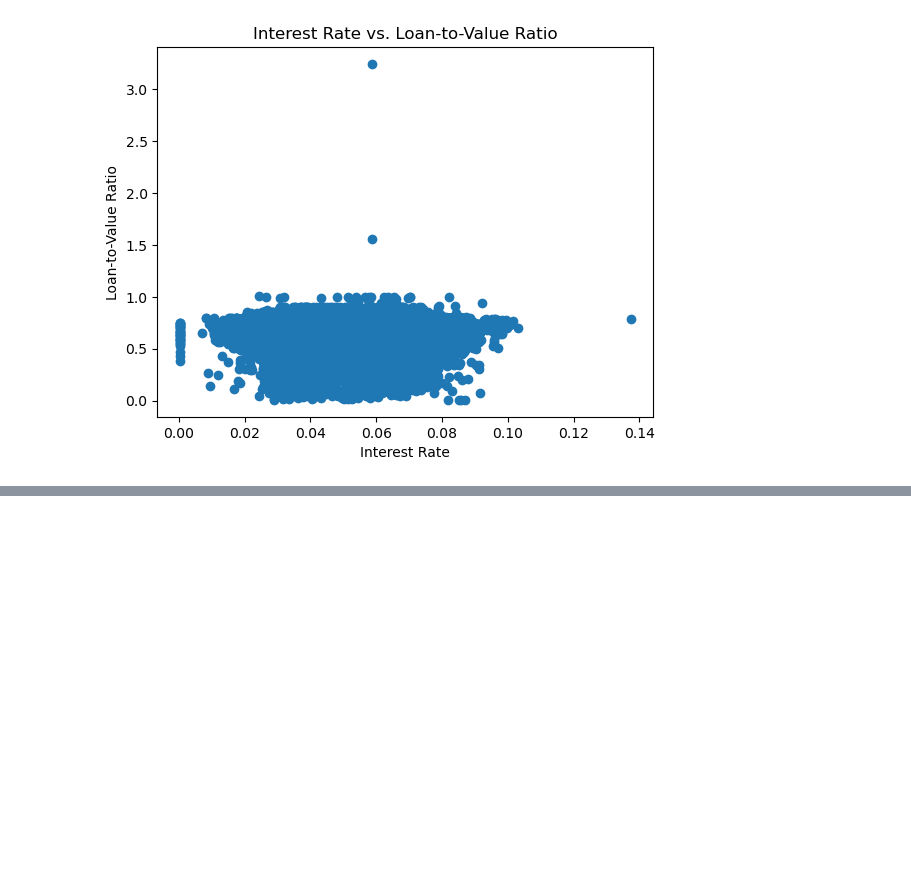
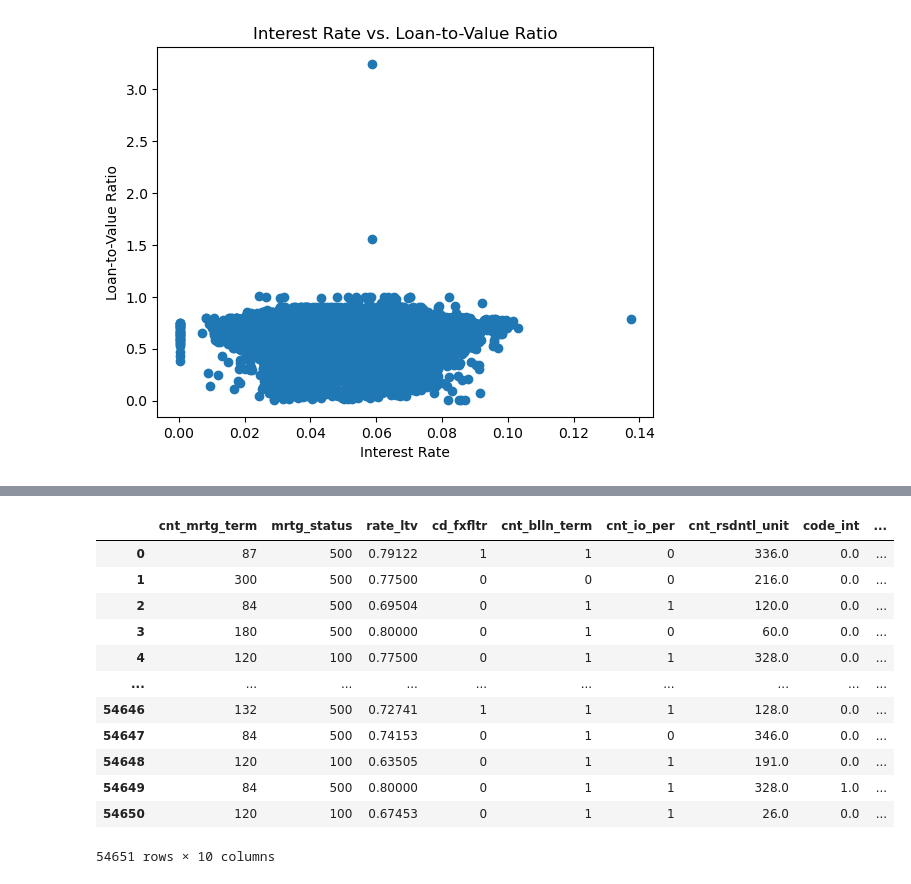
Before and after one commit to ccressman/FHLMC-MF-Loan-Performance, a Jupyter notebook: loan_data_risk.ipynb, the cells around one changed output, grey strips where cells are left out. Saved outputs shown, nothing was run; the diff lists cells and outputs as text; code cells hidden in the pictures; blank space fills up the shorter version.

```diff
--- a/loan_data_risk.ipynb
+++ b/loan_data_risk.ipynb
@@ -303,0 +360,20 @@ plt.show()
+# %%
+#create binary response for fixed (0) and variable (1) rate loan features
+df_2.code_int.replace('FIX', 0, inplace = True)
+df_2.code_int.replace('VAR', 1, inplace = True)
+# %%
+df_2
+# %% [output]
+|  | cnt_mrtg_term | mrtg_status | rate_ltv | cd_fxfltr | cnt_blln_term | cnt_io_per | cnt_rsdntl_unit | code_int | ... |
+| 0 | 87 | 500 | 0.79122 | 1 | 1 | 0 | 336.0 | 0.0 | ... |
+| 1 | 300 | 500 | 0.77500 | 0 | 0 | 0 | 216.0 | 0.0 | ... |
+| 2 | 84 | 500 | 0.69504 | 0 | 1 | 1 | 120.0 | 0.0 | ... |
+| 3 | 180 | 500 | 0.80000 | 0 | 1 | 0 | 60.0 | 0.0 | ... |
+| 4 | 120 | 100 | 0.77500 | 0 | 1 | 1 | 328.0 | 0.0 | ... |
+| ... | ... | ... | ... | ... | ... | ... | ... | ... | ... |
+| 54646 | 132 | 500 | 0.72741 | 1 | 1 | 1 | 128.0 | 0.0 | ... |
+| 54647 | 84 | 500 | 0.74153 | 0 | 1 | 0 | 346.0 | 0.0 | ... |
+| 54648 | 120 | 100 | 0.63505 | 0 | 1 | 1 | 191.0 | 0.0 | ... |
+| 54649 | 84 | 500 | 0.80000 | 0 | 1 | 1 | 328.0 | 1.0 | ... |
+| 54650 | 120 | 100 | 0.67453 | 0 | 1 | 1 | 26.0 | 0.0 | ... |
+54651 rows × 10 columns
```
Also changed, not shown: parts of 20 cells of this notebook, 3 other files.
